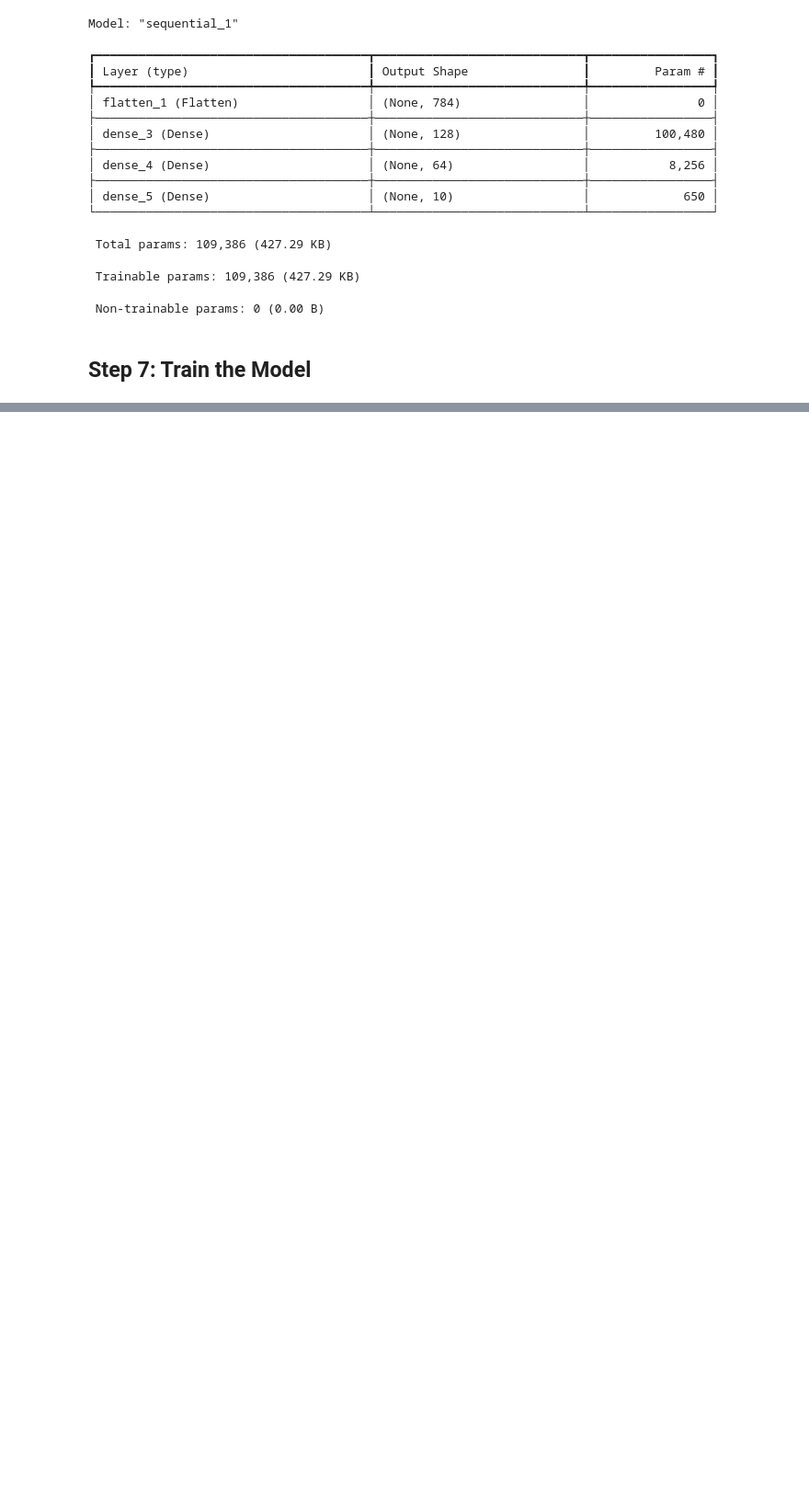
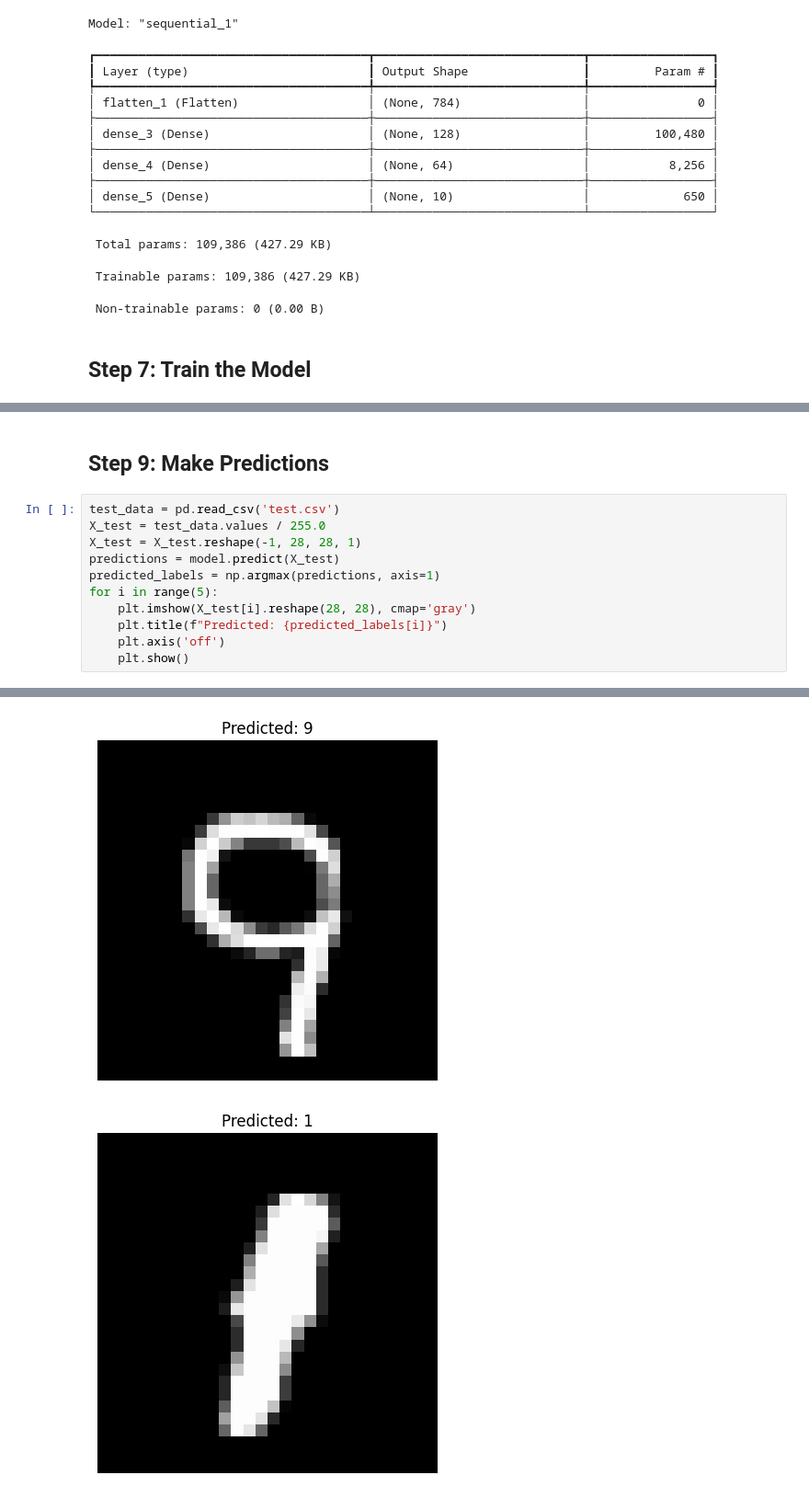
Before and after one commit to RangeshPandianPT/Data-Science_with-ML, a Jupyter notebook: ML_Projects/Handwritten Digit Recognition/Handwritten Digit Recognition.ipynb, the cells around one changed output, grey strips where cells are left out. Shown at 92% size. Cells and saved outputs as stored; diff of their text form; blank space fills up the shorter version.

Commit message:
Fully updated file with test cases

```diff
--- a/ML_Projects/Handwritten Digit Recognition/Handwritten Digit Recognition.ipynb
+++ b/ML_Projects/Handwritten Digit Recognition/Handwritten Digit Recognition.ipynb
@@ -84,0 +121,14 @@ Model: "sequential_1"
+# %% [markdown]
+## Step 9: Make Predictions
+# %%
+test_data = pd.read_csv('test.csv')
+X_test = test_data.values / 255.0
+X_test = X_test.reshape(-1, 28, 28, 1)
+predictions = model.predict(X_test)
+predicted_labels = np.argmax(predictions, axis=1)
+for i in range(5):
+    plt.imshow(X_test[i].reshape(28, 28), cmap='gray')
+    plt.title(f"Predicted: {predicted_labels[i]}")
+    plt.axis('off')
+    plt.show()
+# %% [output]
@@ -84,0 +136,2 @@ Model: "sequential_1"
+[figure, added]
+[figure, added]
```
Also changed, not shown: parts of 4 cells of this notebook, 1 other file.
